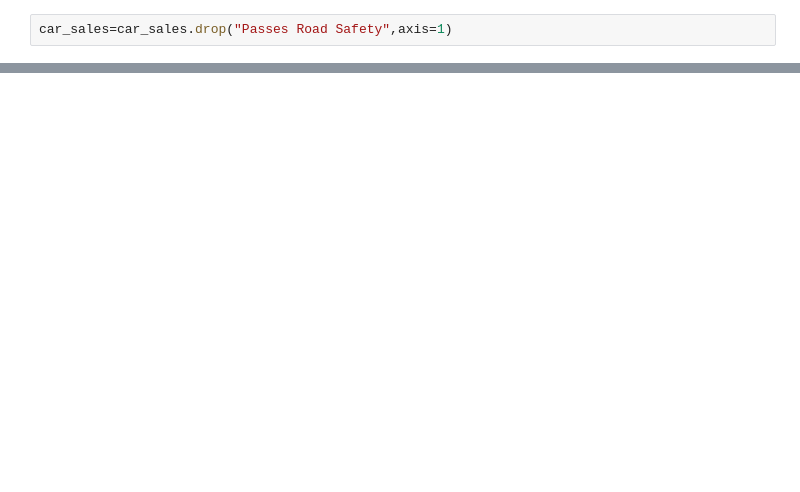
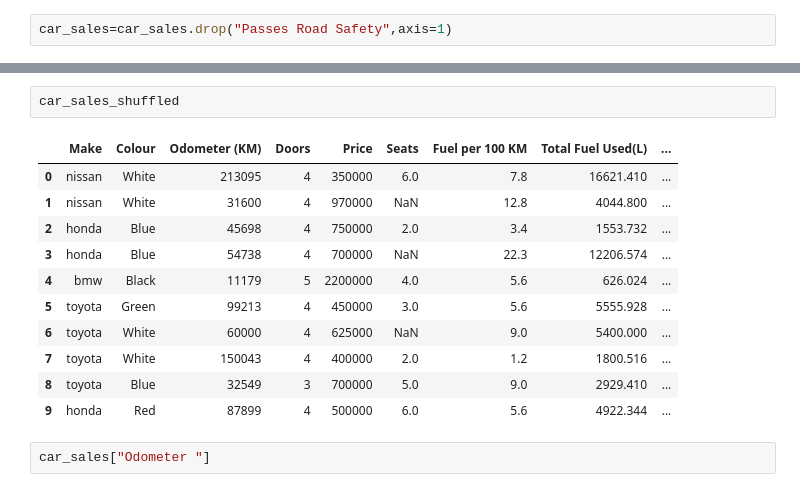
Before and after one commit to Jai3-ui/Machine-Learning-, a Jupyter notebook: Libraries/Pandas/Pandas.ipynb, the cells around one changed output, grey strips where cells are left out. Drawn from its saved outputs; the diff is of its cells as text; blank space fills up the shorter version.

```diff
--- a/Libraries/Pandas/Pandas.ipynb
+++ b/Libraries/Pandas/Pandas.ipynb
@@ -585,0 +618,16 @@ car_sales
+# %%
+car_sales_shuffled
+# %% [output]
+|  | Make | Colour | Odometer (KM) | Doors | Price | Seats | Fuel per 100 KM | Total Fuel Used(L) | ... |
+| 0 | nissan | White | 213095 | 4 | 350000 | 6.0 | 7.8 | 16621.410 | ... |
+| 1 | nissan | White | 31600 | 4 | 970000 | NaN | 12.8 | 4044.800 | ... |
+| 2 | honda | Blue | 45698 | 4 | 750000 | 2.0 | 3.4 | 1553.732 | ... |
+| 3 | honda | Blue | 54738 | 4 | 700000 | NaN | 22.3 | 12206.574 | ... |
+| 4 | bmw | Black | 11179 | 5 | 2200000 | 4.0 | 5.6 | 626.024 | ... |
+| 5 | toyota | Green | 99213 | 4 | 450000 | 3.0 | 5.6 | 5555.928 | ... |
+| 6 | toyota | White | 60000 | 4 | 625000 | NaN | 9.0 | 5400.000 | ... |
+| 7 | toyota | White | 150043 | 4 | 400000 | 2.0 | 1.2 | 1800.516 | ... |
+| 8 | toyota | Blue | 32549 | 3 | 700000 | 5.0 | 9.0 | 2929.410 | ... |
+| 9 | honda | Red | 87899 | 4 | 500000 | 6.0 | 5.6 | 4922.344 | ... |
+# %%
+car_sales["Odometer "]
```
Also changed, not shown: parts of 11 cells of this notebook.
